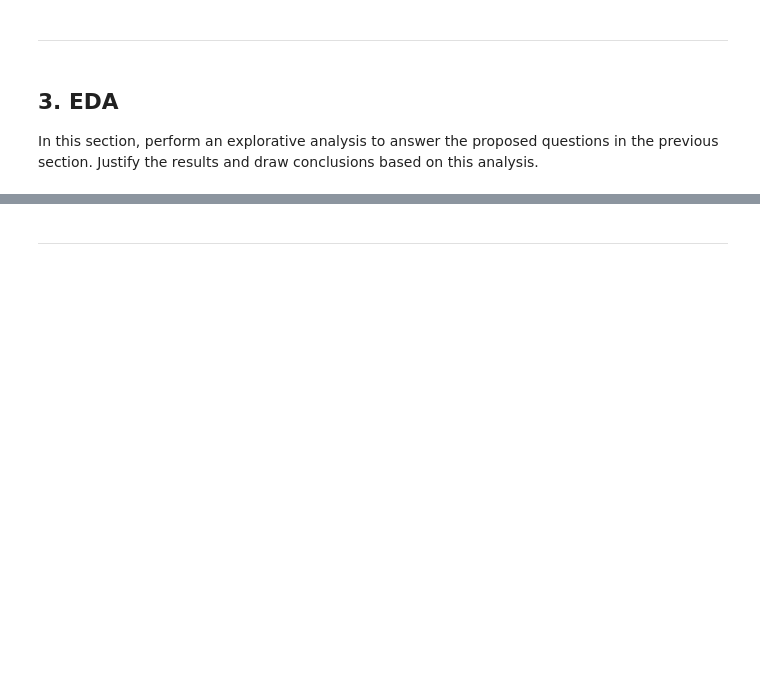
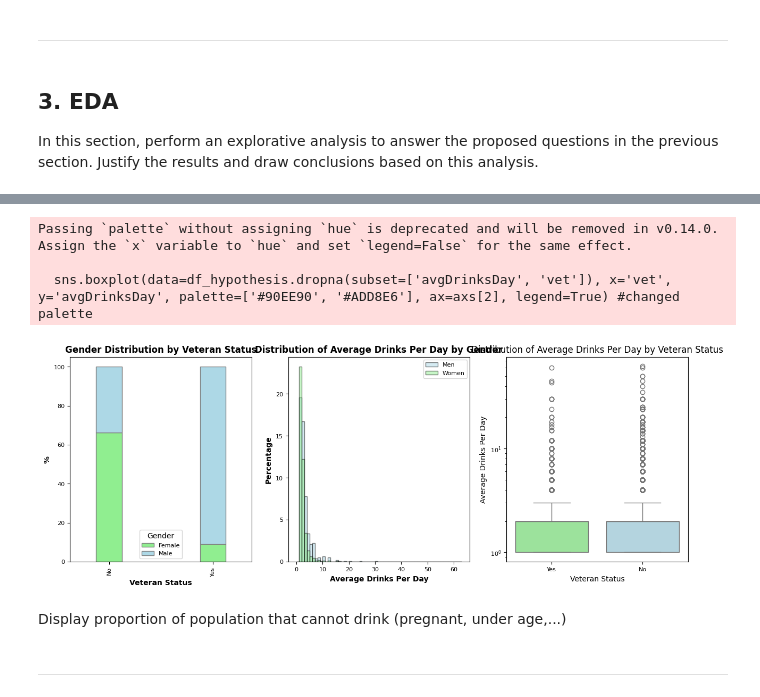
Before and after one commit to SergioCuencaNunez/isc-labs, a Jupyter notebook: project/project.ipynb, the cells around one changed output, grey strips where cells are left out. Drawn from its saved outputs; the diff is of its cells as text; code cells hidden in the pictures; blank space fills up the shorter version.

```diff
--- a/project/project.ipynb
+++ b/project/project.ipynb
@@ -54,3 +244,73 @@ section. Justify the results and draw conclusions based on this analysis.
+# %%
+# Define bar width
+barWidth = 0.25
+fig, axs = plt.subplots(1, 3, figsize=(15, 5))  # Adjusted for side-by-side, and reduced height
+
+# First Chart: Gender Distribution by Veteran Status
+# Group data by 'vet' and 'sex' and calculate percentages
+grouped_data = df_hypothesis.groupby(['vet', 'sex']).size().unstack()
+grouped_data_percentage = grouped_data.div(grouped_data.sum(axis=1), axis=0) * 100
+
+# Plot bars for each gender
+grouped_data_percentage.plot(kind='bar', stacked=True, width=barWidth, ax=axs[0], color=['#90EE90', '#ADD8E6'], edgecolor='grey')
+
+# Set labels and title
+axs[0].set_xlabel('Veteran Status', fontweight='bold', fontsize=10)
+axs[0].set_ylabel('%', fontweight='bold', fontsize=10)
+axs[0].set_title('Gender Distribution by Veteran Status', fontweight='bold', fontsize=12)
+axs[0].tick_params(axis='both', labelsize=8)
+
+# Add legend
+axs[0].legend(title='Gender', labels=['Female', 'Male'], fontsize=8)
+
+
+# Second Chart: Distribution of Average Drinks Per Day by Gender
+# Filter data by gender
+male_data = df_hypothesis[df_hypothesis['sex'] == 'Male']['avgDrinksDay']
+female_data = df_hypothesis[df_hypothesis['sex'] == 'Female']['avgDrinksDay']
+
+# Determine the maximum value for consistent bin edges
+max_val = df_hypothesis['avgDrinksDay'].max()
+bins = range(int(max_val) + 2)  # Ensure bins go beyond the max value, +2 to include the top value.
+
+# Plot histograms with logarithmic scale and consistent bins
+n_male, bins_male, patches_male = axs[1].hist(male_data, bins=bins, alpha=0.5, label='Men', color='#ADD8E6', edgecolor='black', log=True)
+n_female, bins_female, patches_female = axs[1].hist(female_data, bins=bins, alpha=0.5, label='Women', color='#90EE90', edgecolor='black', log=True)
+
+# Calculate percentages
+total_male = len(male_data)
+total_female = len(female_data)
+percentage_male = [x / total_male * 100 for x in n_male]
+percentage_female = [x / total_female * 100 for x in n_female]
+
+# Clear the current axes and plot the percentages
+axs[1].cla()
+axs[1].bar(bins_male[:-1], percentage_male, width=1, align='edge', alpha=0.5, label='Men', color='#ADD8E6', edgecolor='black')
+axs[1].bar(bins_female[:-1], percentage_female, width=1, align='edge', alpha=0.5, label='Women', color='#90EE90', edgecolor='black')
+
+
+# Add labels, title, and legend
+axs[1].set_xlabel('Average Drinks Per Day', fontweight='bold', fontsize=10)
+axs[1].set_ylabel('Percentage', fontweight='bold', fontsize=10) # Changed Y label to percentage
+axs[1].set_title('Distribution of Average Drinks Per Day by Gender', fontweight='bold', fontsize=12)
+axs[1].legend(fontsize=8)
+axs[1].tick_params(axis='both', labelsize=8)
+
+# Third Chart: Average Drinks Per Day by Heavy Drinking Status
+# Use the same colors as the bar chart for the boxplot
+sns.boxplot(data=df_hypothesis.dropna(subset=['avgDrinksDay', 'vet']), x='vet', y='avgDrinksDay', palette=['#90EE90', '#ADD8E6'], ax=axs[2], legend=True) #changed palette
+axs[2].set_title('Distribution of Average Drinks Per Day by Veteran Status', fontsize=12)
+axs[2].set_xlabel('Veteran Status', fontsize=10)
+axs[2].set_ylabel('Average Drinks Per Day', fontsize=10)
+axs[2].set_yscale('log')
+axs[2].tick_params(axis='both', labelsize=8)
+# %% [output]
+Passing `palette` without assigning `hue` is deprecated and will be removed in v0.14.0. Assign the `x` variable to `hue` and set `legend=False` for the same effect.
+
+  sns.boxplot(data=df_hypothesis.dropna(subset=['avgDrinksDay', 'vet']), x='vet', y='avgDrinksDay', palette=['#90EE90', '#ADD8E6'], ax=axs[2], legend=True) #changed palette
+[figure, added]
+# %% [markdown]
+Display proportion of population that cannot drink (pregnant, under age,...)
 # %% [markdown]
 ---
 # %% [markdown]
```
Also changed, not shown: parts of 13 cells of this notebook.
